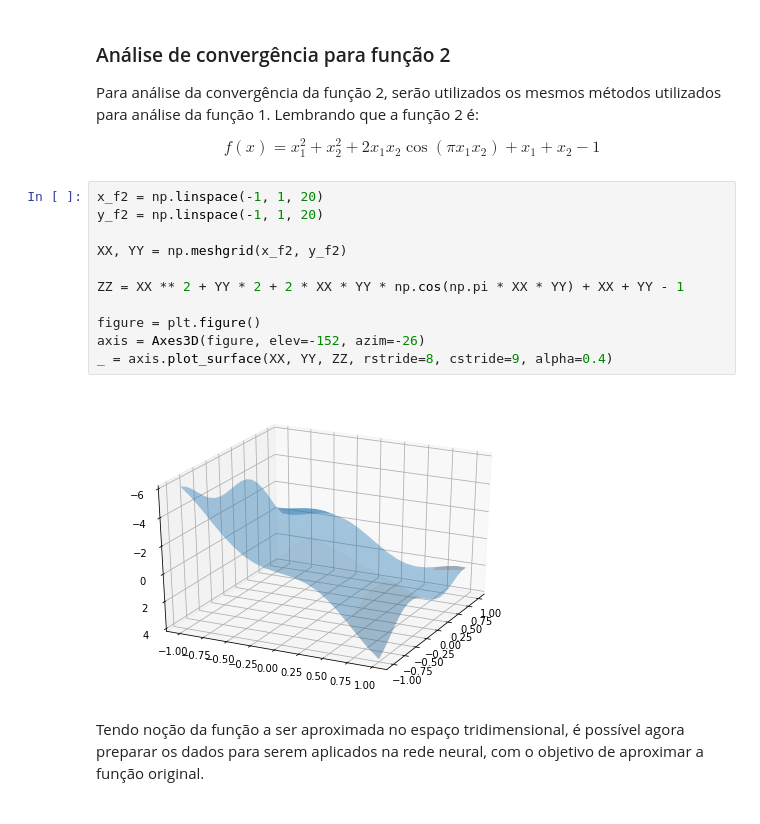
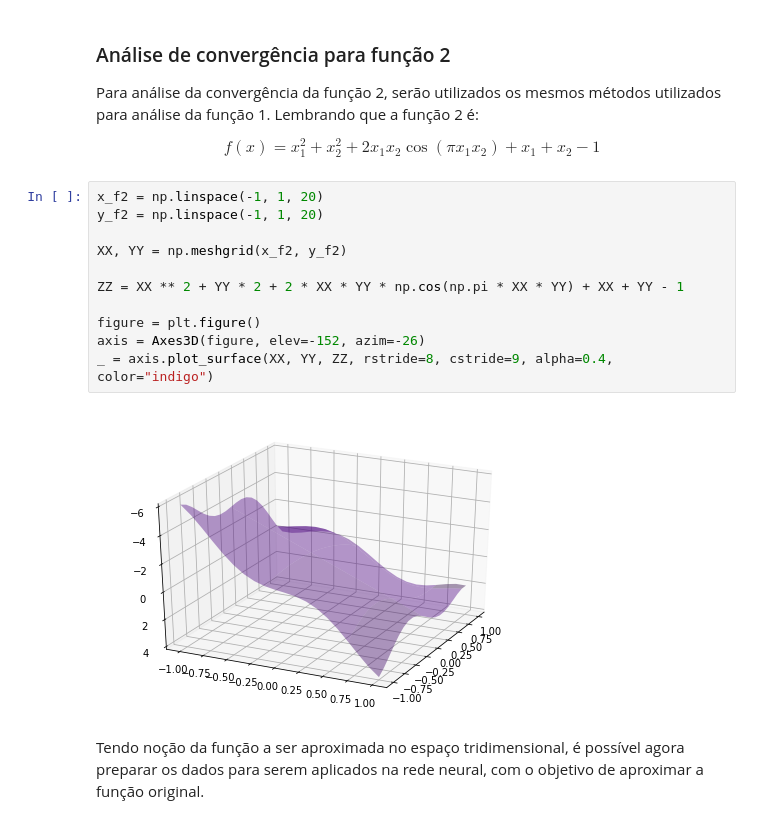
Before and after one commit to edujtm/machine-learning-course, a Jupyter notebook: Supervised Machine Learning.ipynb, the cells around one changed output. Cells and saved outputs as stored; diff of their text form.

```diff
--- a/Supervised Machine Learning.ipynb
+++ b/Supervised Machine Learning.ipynb
@@ -316,16 +319,16 @@ f(x) = x_1^2 + x_2^2 + 2 x_1 x_2 \cos(\pi x_1 x_2) + x_1 + x_2 - 1
 # %%
 x_f2 = np.linspace(-1, 1, 20)
 y_f2 = np.linspace(-1, 1, 20)
 
 XX, YY = np.meshgrid(x_f2, y_f2)
 
 ZZ = XX ** 2 + YY * 2 + 2 * XX * YY * np.cos(np.pi * XX * YY) + XX + YY - 1
 
 figure = plt.figure()
 axis = Axes3D(figure, elev=-152, azim=-26)
-_ = axis.plot_surface(XX, YY, ZZ, rstride=8, cstride=9, alpha=0.4)
+_ = axis.plot_surface(XX, YY, ZZ, rstride=8, cstride=9, alpha=0.4, color="indigo")
 # %% [output]
-[figure, old version]
+[figure, new version]
 # %% [markdown]
 Tendo noção da função a ser aproximada no espaço tridimensional, é possível agora preparar os dados para serem aplicados na rede neural, com o objetivo de aproximar a função original.
 # %%
```
Also changed, not shown: parts of 14 cells of this notebook.
